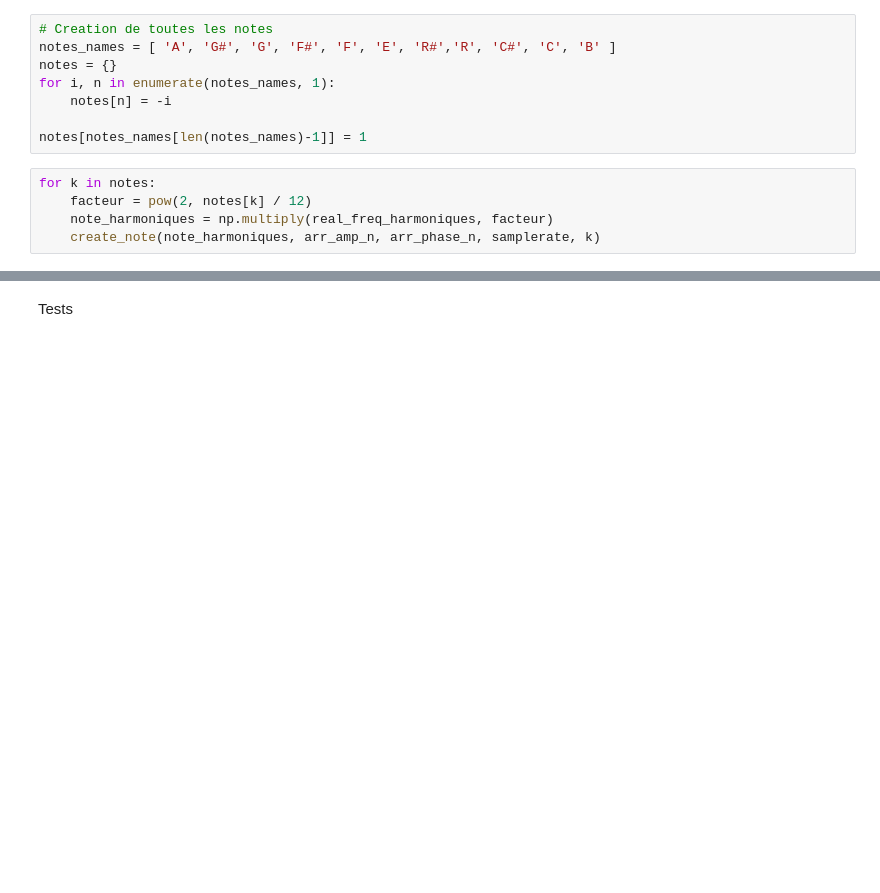
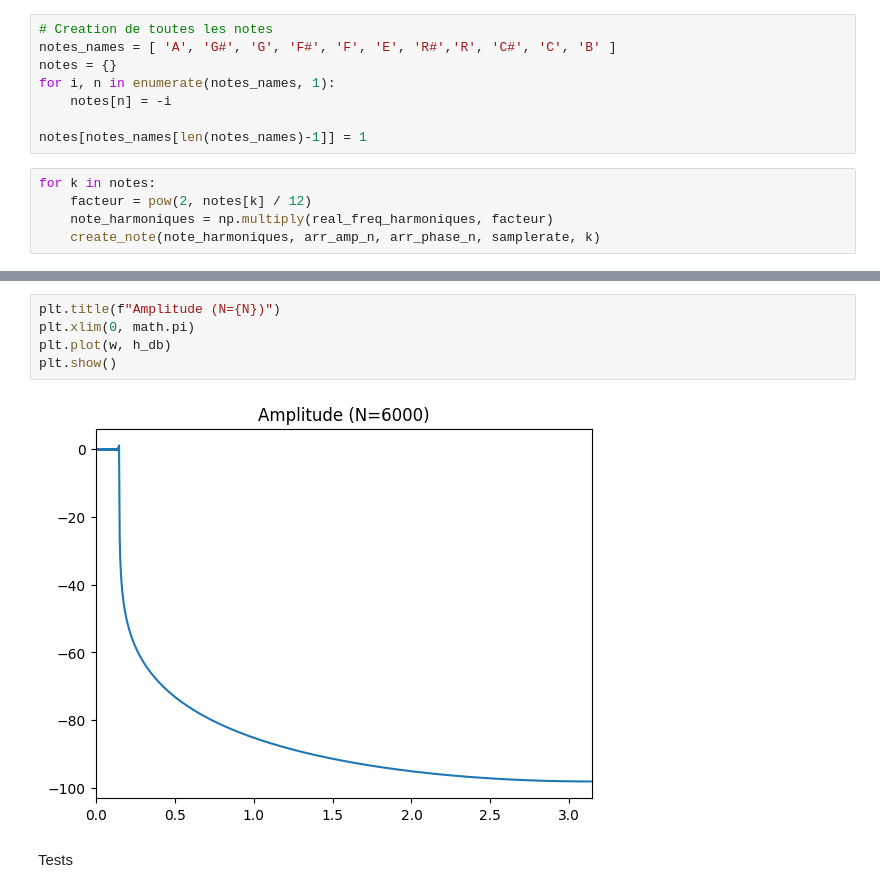
Before and after one commit to jactymilena/APP3_S5, a Jupyter notebook: problematique.ipynb, the cells around one changed output, grey strips where cells are left out. Cells and saved outputs as stored; diff of their text form; blank space fills up the shorter version.

```diff
--- a/problematique.ipynb
+++ b/problematique.ipynb
@@ -135,3 +171,10 @@ for k in notes:
+# %%
+plt.title(f"Amplitude (N={N})")
+plt.xlim(0, math.pi)
+plt.plot(w, h_db)
+plt.show()
+# %% [output]
+[figure, added]
 # %% [markdown]
 Tests
 # %%
```
Also changed, not shown: parts of 3 cells of this notebook, 1 other file.
